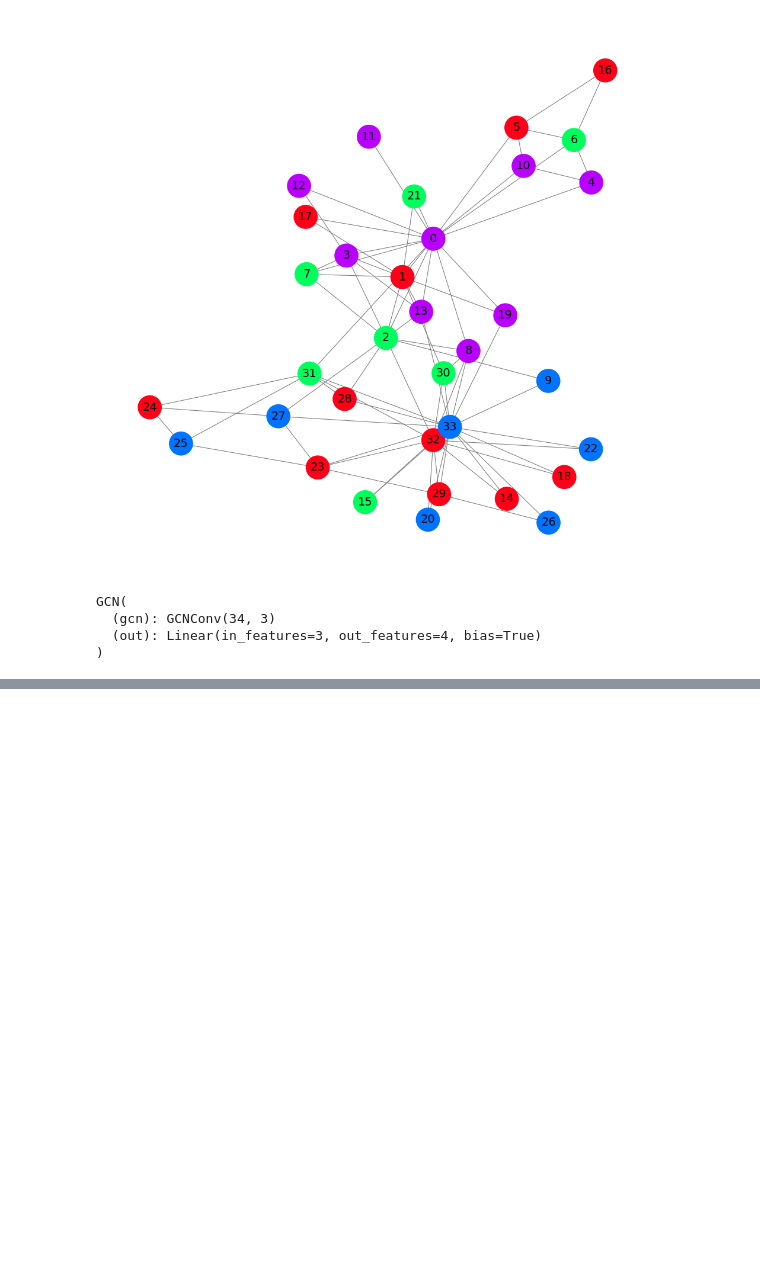
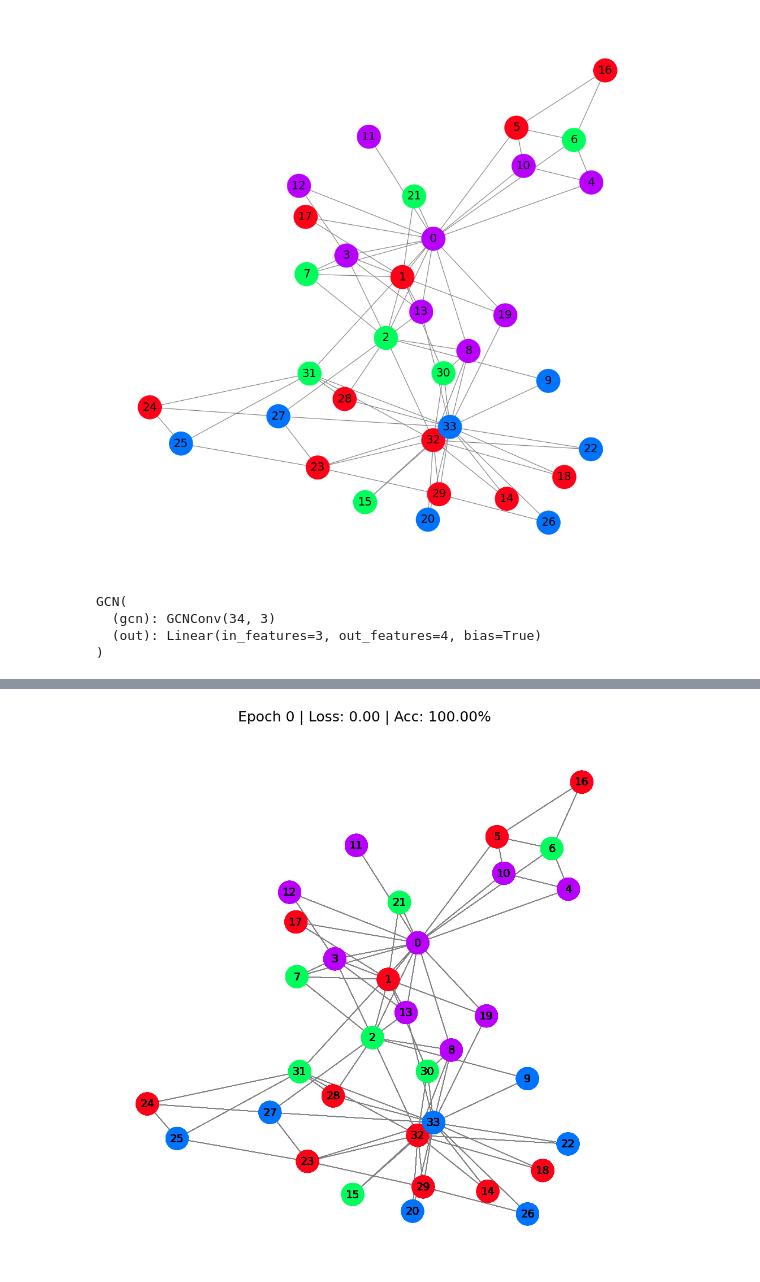
Before and after one commit to Vozikis/GNN, a Jupyter notebook: GNN_PyTorch.ipynb, the cells around one changed output, grey strips where cells are left out. Drawn from its saved outputs; the diff is of its cells as text; code cells hidden in the pictures; blank space fills up the shorter version.

Commit message:
train and meassure accuracy

```diff
--- a/GNN_PyTorch.ipynb
+++ b/GNN_PyTorch.ipynb
@@ -166,0 +175,48 @@ GCN(
+# %%
+embeddings = []
+losses = []
+accuracies = []
+outputs = []
+
+for epoch in tqdm(range(10000)):
+    optimizer.zero_grad()
+    h,z = model(data.x, data.edge_index)
+    loss = loss_fn(z, data.y)
+    acc = accuracy(z.argmax(dim=1), data.y)
+    loss.backward()
+    optimizer.step()
+    embeddings.append(h)
+    losses.append(loss)
+    accuracies.append(acc)
+    outputs.append(z.argmax(dim=1))
+    # if epoch % 10 == 0:
+    #     print(f'Epoch {epoch:>3} | Loss: {loss:.2f} | Acc: {acc*100:.2f}%')
+# %%
+from IPython.display import HTML
+from matplotlib import animation
+
+plt.rcParams["animation.bitrate"] = 3000
+
+def animate(i):
+    G = to_networkx(data, to_undirected=True)
+    nx.draw_networkx(G,
+                    pos=nx.spring_layout(G, seed=0),
+                    with_labels=True,
+                    node_size=800,
+                    node_color=outputs[i].numpy(),
+                    cmap="hsv",
+                    vmin=-2,
+                    vmax=3,
+                    width=0.8,
+                    edge_color="grey",
+                    font_size=14
+                    )
+    plt.title(f'Epoch {i} | Loss: {losses[i].item():.2f} | Acc: {accuracies[i].item()*100:.2f}%',
+              fontsize=18, pad=20)
+
+fig = plt.figure(figsize=(12, 12))
+plt.axis('off')
+anim = animation.FuncAnimation(fig, animate, np.arange(0, 200, 10), interval=500, repeat=True)
+html = HTML(anim.to_html5_video())
+display(html)
+# %% [output]
@@ -166,0 +224 @@ GCN(
+[figure, added]
```
Also changed, not shown: parts of 5 cells of this notebook.
